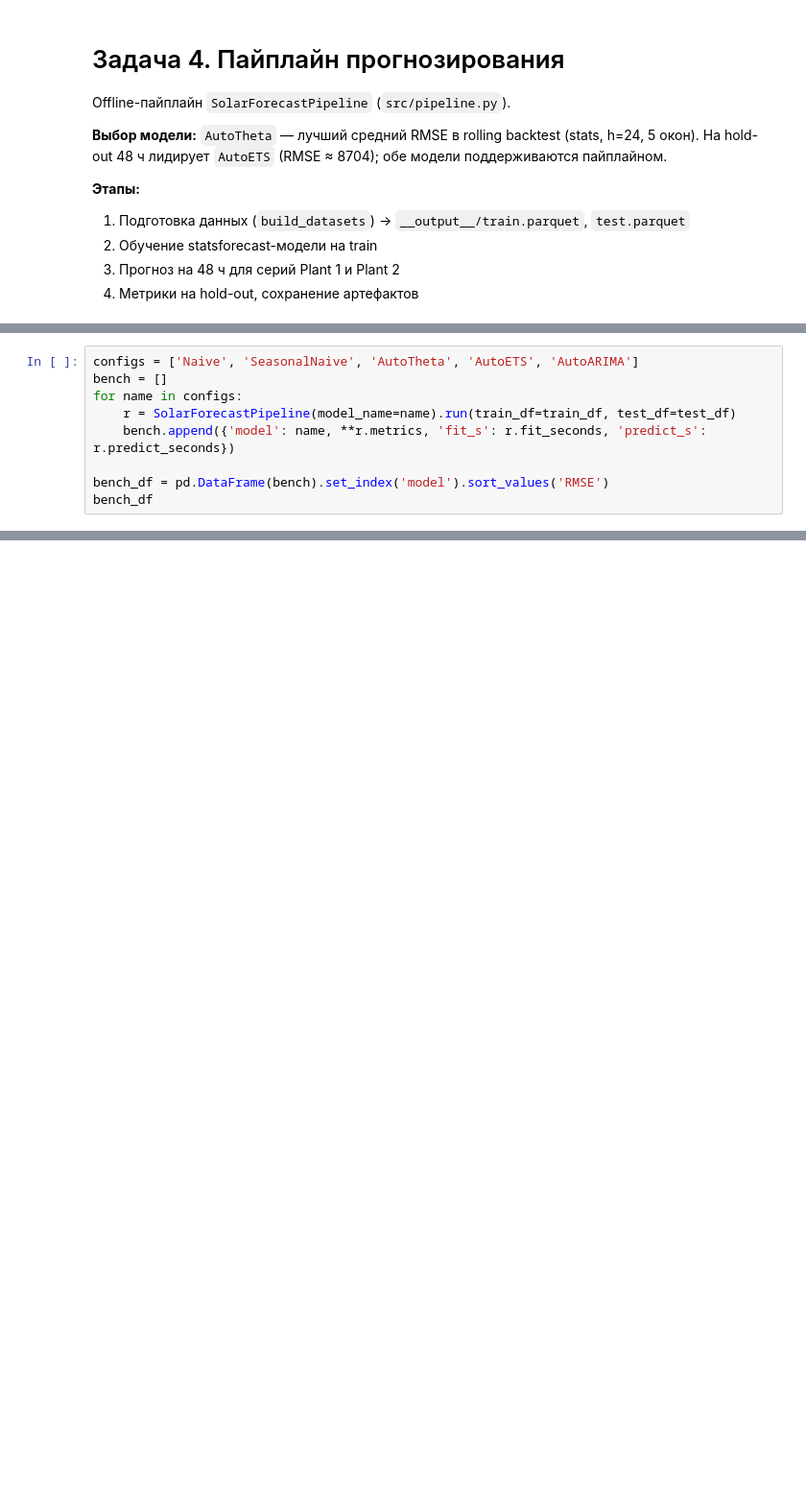
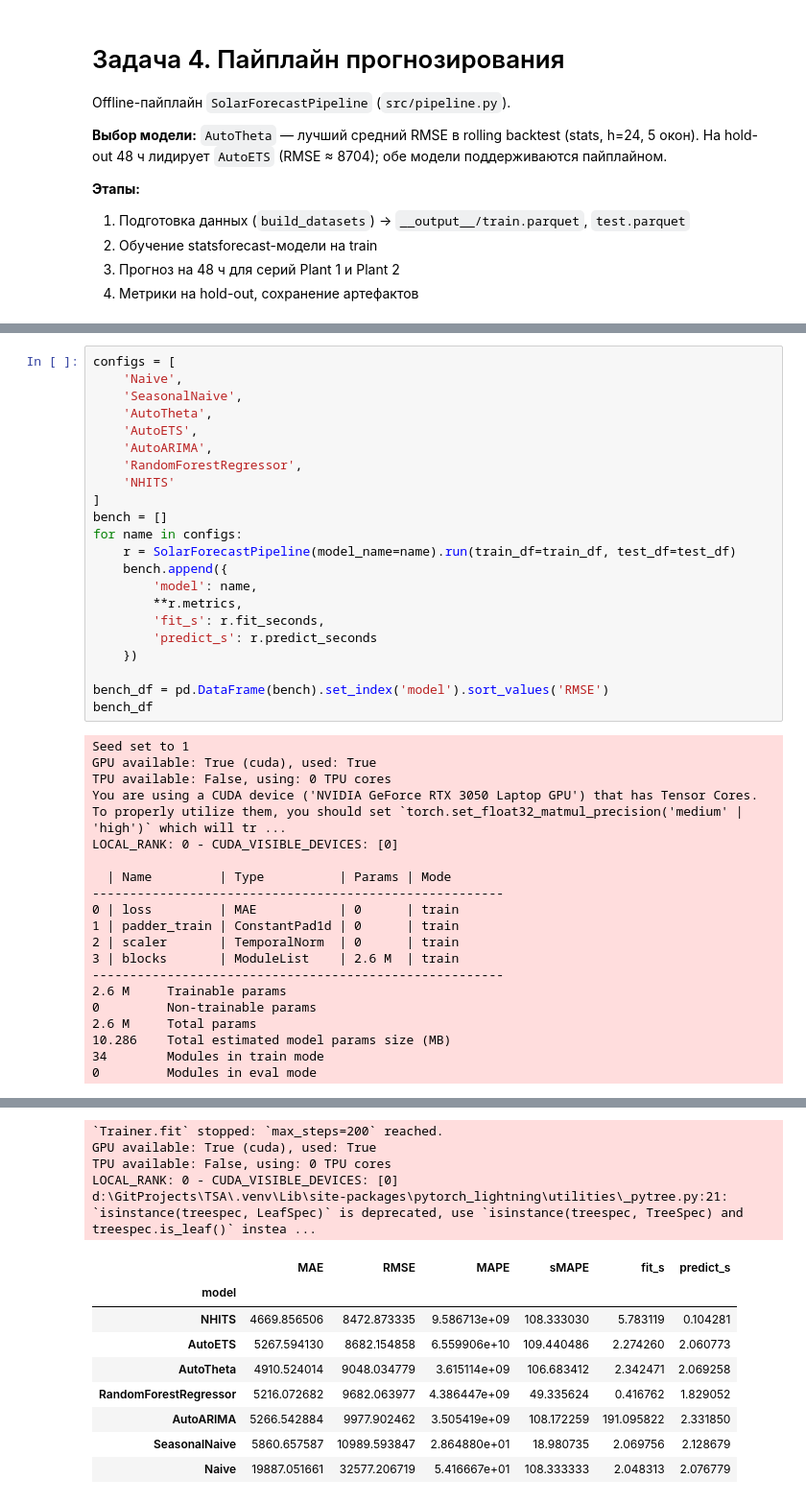
Before and after one commit to Roaoch/tsa_final, a Jupyter notebook: 3_pipeline.ipynb, the cells around one changed output, grey strips where cells are left out. Shown at 96% size. Saved outputs shown, nothing was run; the diff lists cells and outputs as text; blank space fills up the shorter version.

Commit message:
BugFix: Not runned cells and metrics in report

```diff
--- a/3_pipeline.ipynb
+++ b/3_pipeline.ipynb
@@ -34,9 +43,42 @@ result.metrics
 # %%
-configs = ['Naive', 'SeasonalNaive', 'AutoTheta', 'AutoETS', 'AutoARIMA']
+configs = [
+    'Naive',
+    'SeasonalNaive',
+    'AutoTheta',
+    'AutoETS',
+    'AutoARIMA',
+    'RandomForestRegressor',
+    'NHITS'
+]
 bench = []
 for name in configs:
     r = SolarForecastPipeline(model_name=name).run(train_df=train_df, test_df=test_df)
-    bench.append({'model': name, **r.metrics, 'fit_s': r.fit_seconds, 'predict_s': r.predict_seconds})
+    bench.append({
+        'model': name,
+        **r.metrics,
+        'fit_s': r.fit_seconds,
+        'predict_s': r.predict_seconds
+    })
 
 bench_df = pd.DataFrame(bench).set_index('model').sort_values('RMSE')
 bench_df
+# %% [output]
+Seed set to 1
+GPU available: True (cuda), used: True
+TPU available: False, using: 0 TPU cores
+You are using a CUDA device ('NVIDIA GeForce RTX 3050 Laptop GPU') that has Tensor Cores. To properly utilize them, you should set `torch.set_float32_matmul_precision('medium' | 'high')` which will tr ...
+LOCAL_RANK: 0 - CUDA_VISIBLE_DEVICES: [0]
+
+  | Name         | Type          | Params | Mode
+-------------------------------------------------------
+0 | loss         | MAE           | 0      | train
+1 | padder_train | ConstantPad1d | 0      | train
+2 | scaler       | TemporalNorm  | 0      | train
+3 | blocks       | ModuleList    | 2.6 M  | train
+-------------------------------------------------------
+2.6 M     Trainable params
+0         Non-trainable params
+2.6 M     Total params
+10.286    Total estimated model params size (MB)
+34        Modules in train mode
+0         Modules in eval mode
@@ -43,3 +86,17 @@ bench_df
+`Trainer.fit` stopped: `max_steps=200` reached.
+GPU available: True (cuda), used: True
+TPU available: False, using: 0 TPU cores
+LOCAL_RANK: 0 - CUDA_VISIBLE_DEVICES: [0]
+d:\GitProjects\TSA\.venv\Lib\site-packages\pytorch_lightning\utilities\_pytree.py:21: `isinstance(treespec, LeafSpec)` is deprecated, use `isinstance(treespec, TreeSpec) and treespec.is_leaf()` instea ...
+|  | MAE | RMSE | MAPE | sMAPE | fit_s | predict_s |
+| model |  |  |  |  |  |  |
+| NHITS | 4669.856506 | 8472.873335 | 9.586713e+09 | 108.333030 | 5.783119 | 0.104281 |
+| AutoETS | 5267.594130 | 8682.154858 | 6.559906e+10 | 109.440486 | 2.274260 | 2.060773 |
+| AutoTheta | 4910.524014 | 9048.034779 | 3.615114e+09 | 106.683412 | 2.342471 | 2.069258 |
+| RandomForestRegressor | 5216.072682 | 9682.063977 | 4.386447e+09 | 49.335624 | 0.416762 | 1.829052 |
+| AutoARIMA | 5266.542884 | 9977.902462 | 3.505419e+09 | 108.172259 | 191.095822 | 2.331850 |
+| SeasonalNaive | 5860.657587 | 10989.593847 | 2.864880e+01 | 18.980735 | 2.069756 | 2.128679 |
+| Naive | 19887.051661 | 32577.206719 | 5.416667e+01 | 108.333333 | 2.048313 | 2.076779 |
 # %%
 artifact_dir = OUTPUT_DIR / 'pipeline'
 print('Artifacts:')
```
Also changed, not shown: parts of 5 cells of this notebook, 5 other files.
